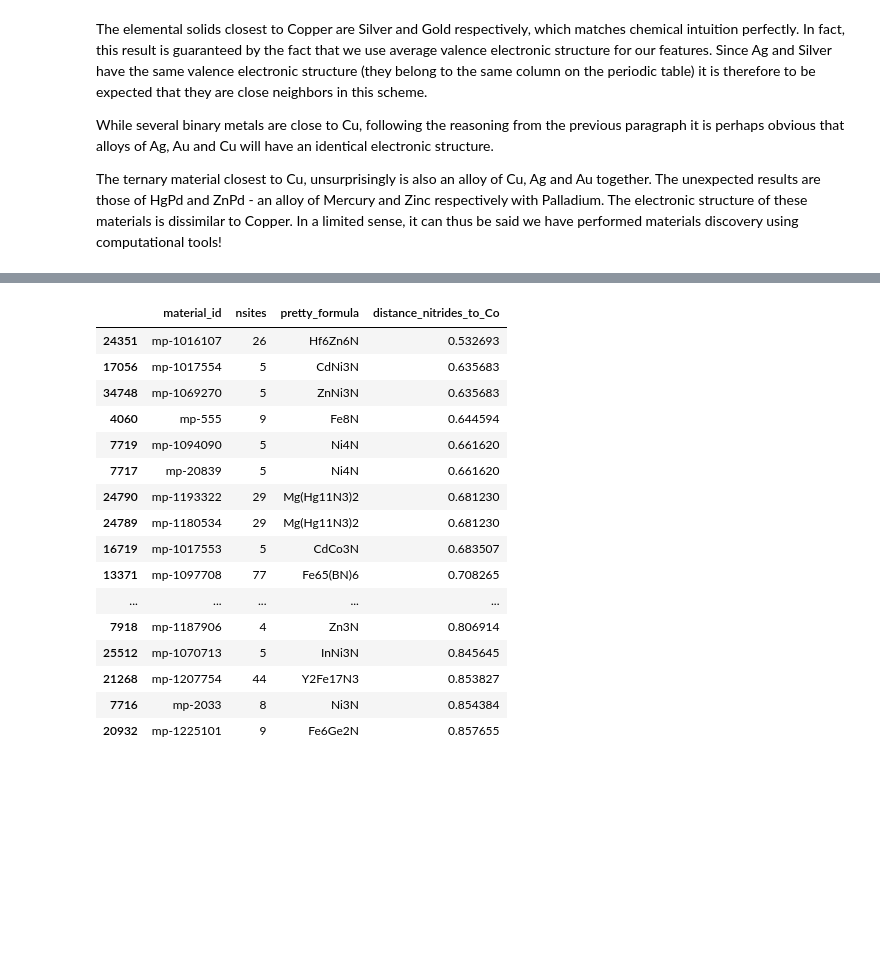
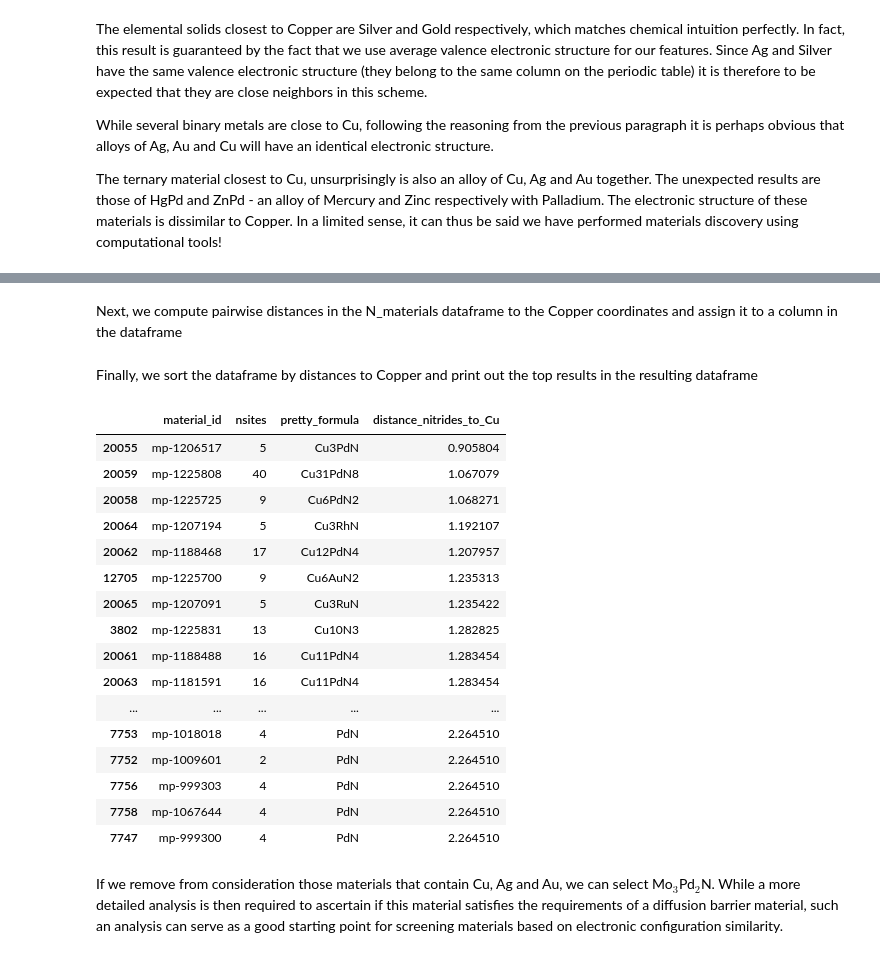
Before and after one commit to g-hegde/material-similarity, a Jupyter notebook: MaterialSimilarity.ipynb, the cells around one changed output, grey strips where cells are left out. Drawn from its saved outputs; the diff is of its cells as text; code cells hidden in the pictures; blank space fills up the shorter version.

```diff
--- a/MaterialSimilarity.ipynb
+++ b/MaterialSimilarity.ipynb
@@ -428,28 +474,32 @@ We then filter out those materials that don't contain N atoms in them
 # %%
 N_materials = materials_db[['N' in element_list for element_list in materials_db['elements'].tolist()]].copy()
+# %% [markdown]
+Next, we compute pairwise distances in the N_materials dataframe to the Copper coordinates and assign it to a column in the dataframe
 # %%
-distance_nitrides_to_Co = pairwise_distances(X=N_materials[valence_columns],Y=Co_coordinates,metric='euclidean')
+distance_nitrides_to_Cu = pairwise_distances(X=N_materials[valence_columns],Y=Cu_coordinates,metric='euclidean')
+N_materials['distance_nitrides_to_Cu'] = distance_nitrides_to_Cu
-# %%
-N_materials['distance_nitrides_to_Co'] = distance_nitrides_to_Co
+# %% [markdown]
+Finally, we sort the dataframe by distances to Copper and print out the top results in the resulting dataframe
 # %%
-N_materials.sort_values(by='distance_nitrides_to_Co',inplace=True,axis=0,ascending=True)
+N_materials.sort_values(by='distance_nitrides_to_Cu',inplace=True,axis=0,ascending=True)
+N_materials[['material_id','nsites','pretty_formula','distance_nitrides_to_Cu']].head(50)
+# %% [output]
+|  | material_id | nsites | pretty_formula | distance_nitrides_to_Cu |
+| 20055 | mp-1206517 | 5 | Cu3PdN | 0.905804 |
+| 20059 | mp-1225808 | 40 | Cu31PdN8 | 1.067079 |
+| 20058 | mp-1225725 | 9 | Cu6PdN2 | 1.068271 |
+| 20064 | mp-1207194 | 5 | Cu3RhN | 1.192107 |
+| 20062 | mp-1188468 | 17 | Cu12PdN4 | 1.207957 |
+| 12705 | mp-1225700 | 9 | Cu6AuN2 | 1.235313 |
+| 20065 | mp-1207091 | 5 | Cu3RuN | 1.235422 |
+| 3802 | mp-1225831 | 13 | Cu10N3 | 1.282825 |
+| 20061 | mp-1188488 | 16 | Cu11PdN4 | 1.283454 |
+| 20063 | mp-1181591 | 16 | Cu11PdN4 | 1.283454 |
+| ... | ... | ... | ... | ... |
+| 7753 | mp-1018018 | 4 | PdN | 2.264510 |
+| 7752 | mp-1009601 | 2 | PdN | 2.264510 |
+| 7756 | mp-999303 | 4 | PdN | 2.264510 |
+| 7758 | mp-1067644 | 4 | PdN | 2.264510 |
+| 7747 | mp-999300 | 4 | PdN | 2.264510 |
-# %%
-N_materials[['material_id','nsites','pretty_formula','distance_nitrides_to_Co']].head(20)
-# %% [output]
-|  | material_id | nsites | pretty_formula | distance_nitrides_to_Co |
-| 24351 | mp-1016107 | 26 | Hf6Zn6N | 0.532693 |
-| 17056 | mp-1017554 | 5 | CdNi3N | 0.635683 |
-| 34748 | mp-1069270 | 5 | ZnNi3N | 0.635683 |
-| 4060 | mp-555 | 9 | Fe8N | 0.644594 |
-| 7719 | mp-1094090 | 5 | Ni4N | 0.661620 |
-| 7717 | mp-20839 | 5 | Ni4N | 0.661620 |
-| 24790 | mp-1193322 | 29 | Mg(Hg11N3)2 | 0.681230 |
-| 24789 | mp-1180534 | 29 | Mg(Hg11N3)2 | 0.681230 |
-| 16719 | mp-1017553 | 5 | CdCo3N | 0.683507 |
-| 13371 | mp-1097708 | 77 | Fe65(BN)6 | 0.708265 |
-| ... | ... | ... | ... | ... |
-| 7918 | mp-1187906 | 4 | Zn3N | 0.806914 |
-| 25512 | mp-1070713 | 5 | InNi3N | 0.845645 |
-| 21268 | mp-1207754 | 44 | Y2Fe17N3 | 0.853827 |
-| 7716 | mp-2033 | 8 | Ni3N | 0.854384 |
-| 20932 | mp-1225101 | 9 | Fe6Ge2N | 0.857655 |
+# %% [markdown]
+If we remove from consideration those materials that contain Cu, Ag and Au, we can select Mo$_3$Pd$_2$N. While a more detailed analysis is then required to ascertain if this material satisfies the requirements of a diffusion barrier material, such an analysis can serve as a good starting point for screening materials based on electronic configuration similarity.
```
Also changed, not shown: parts of 54 cells of this notebook.
